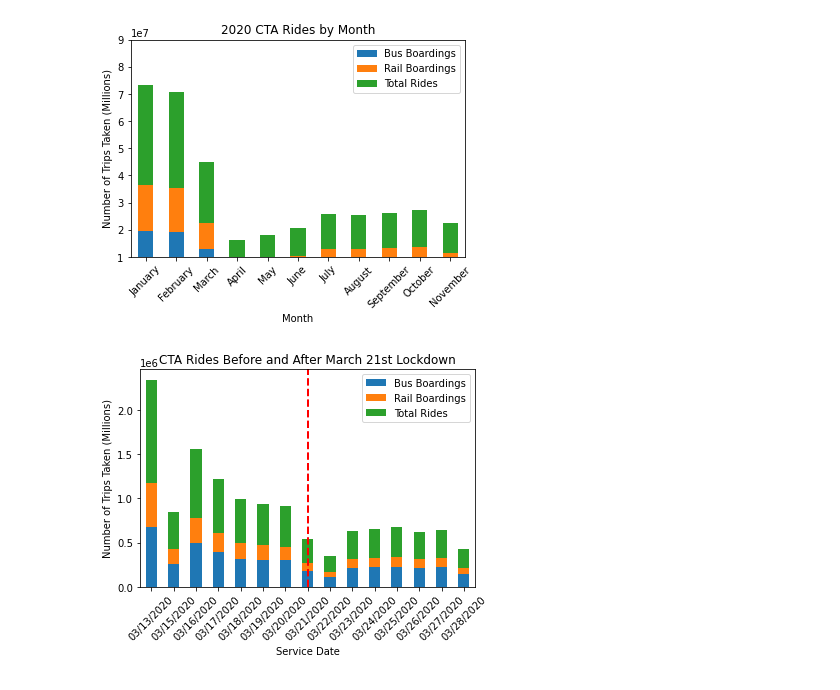
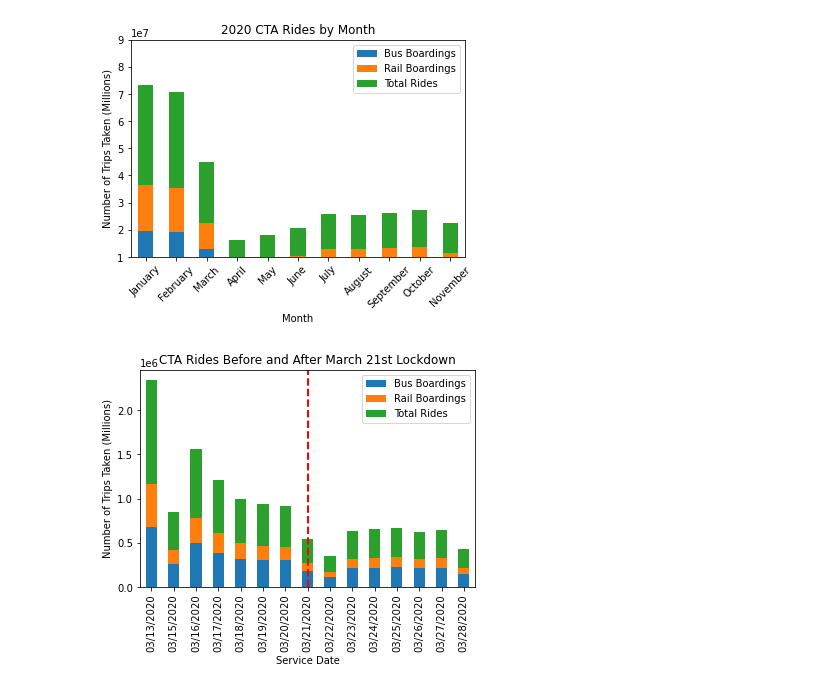
Before and after one commit to Slainte91/COVID-movement, a Jupyter notebook: cta/cta.ipynb, the cells around one changed output. Drawn from its saved outputs; the diff is of its cells as text; code cells hidden in the pictures.

```diff
--- a/cta/cta.ipynb
+++ b/cta/cta.ipynb
@@ -128,15 +128,17 @@ daily_2020 = pd.merge(fifth_df, sixth_df, how='outer')
 # %%
 that_week = daily_2020[72:87]
 that_week = that_week.rename(columns = {'service_date': 'Service Date'})
 that_week = that_week.set_index(['Service Date'])
 that_week = that_week.rename(columns = {'bus': 'Bus Boardings',
                                         'rail_boardings' : 'Rail Boardings',
                                        'total_rides': 'Total Rides'})
 fig3, ax = plt.subplots()
-that_week.plot.bar(stacked=True, rot=45, ax=ax)
+that_week.plot.bar(stacked=True, ax=ax)
 plt.title('CTA Rides Before and After March 21st Lockdown')
 plt.ylabel('Number of Trips Taken (Millions)')
+#code from:
+#https://stackoverflow.com/questions/61606615/pandas-dataframe-how-to-add-a-vertical-line-with-label-to-a-bar-plot-when-your
 ax.axvline(that_week.index.searchsorted('03/21/2020'), color="red", linestyle="--", lw=2, label="Lockdown");
 fig3.savefig("lockdownplot.png")
 # %% [output]
-[figure, old version]
+[figure, new version]
```
Also changed, not shown: 2 other files.
